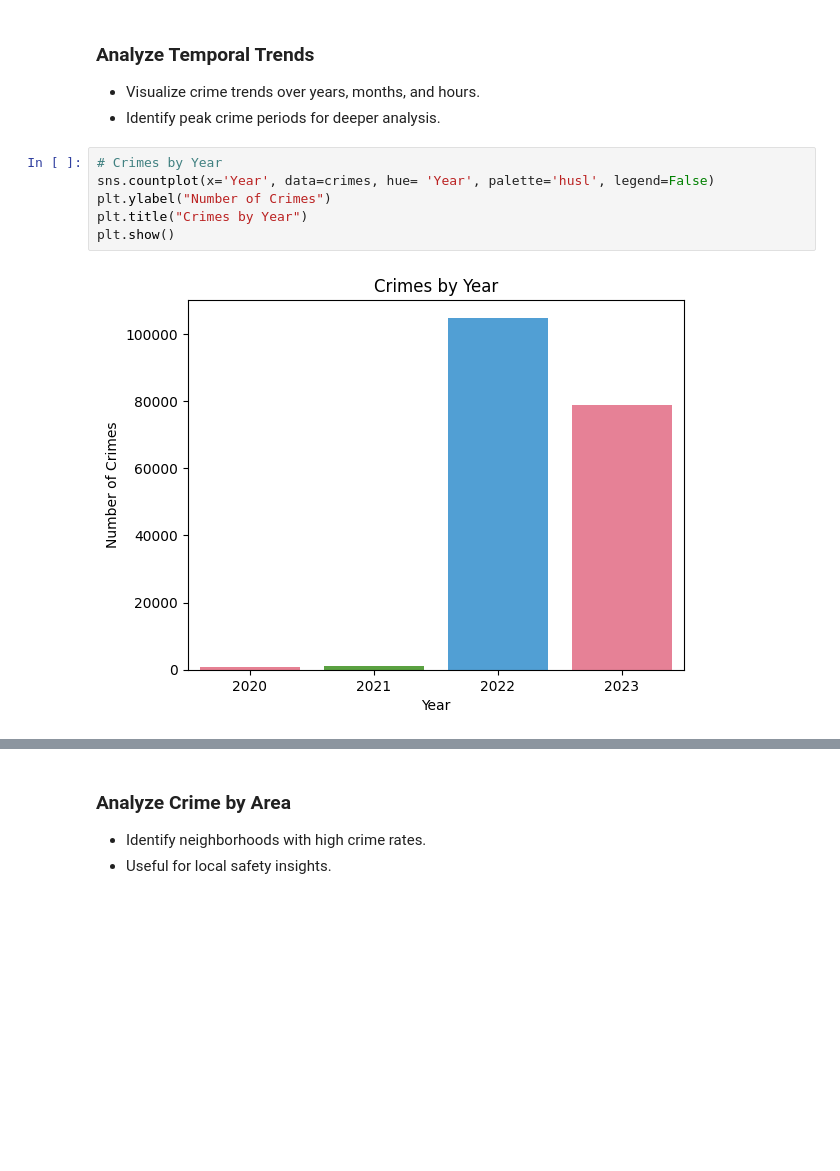
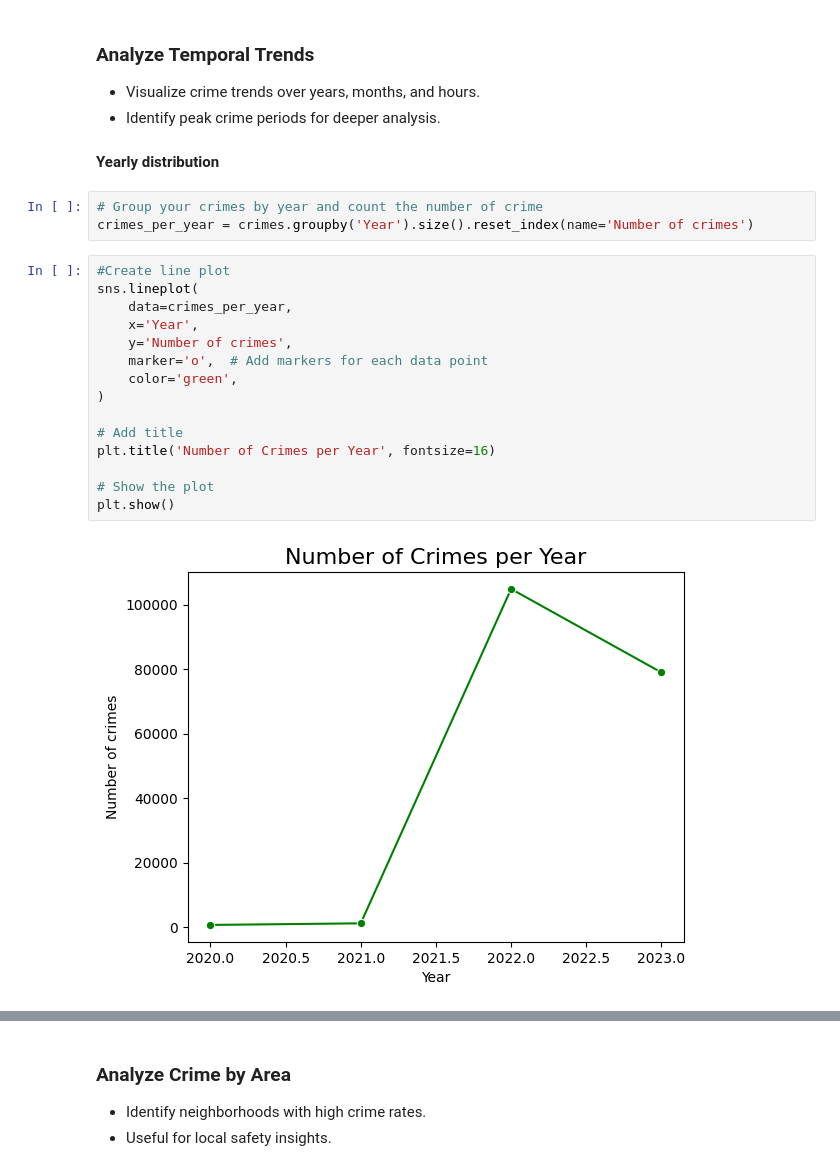
Before and after one commit to Cyber-Trinity/Data-Analysis, a Jupyter notebook: Crime in Los Angeles/notebook.ipynb, the cells around one changed output, grey strips where cells are left out. Cells and saved outputs as stored; diff of their text form; blank space fills up the shorter version.

```diff
--- a/Crime in Los Angeles/notebook.ipynb
+++ b/Crime in Los Angeles/notebook.ipynb
@@ -544,11 +542,25 @@ In this section, we explore key features such as victim demographics, crime type
 ### Analyze Temporal Trends
 - Visualize crime trends over years, months, and hours.
 - Identify peak crime periods for deeper analysis.
+# %% [markdown]
+**Yearly distribution**
+# %%
+# Group your crimes by year and count the number of crime
+crimes_per_year = crimes.groupby('Year').size().reset_index(name='Number of crimes')
 # %%
-# Crimes by Year
-sns.countplot(x='Year', data=crimes, hue= 'Year', palette='husl', legend=False)
-plt.ylabel("Number of Crimes")
-plt.title("Crimes by Year")
+#Create line plot
+sns.lineplot(
+    data=crimes_per_year,
+    x='Year',
+    y='Number of crimes',
+    marker='o',  # Add markers for each data point
+    color='green',
+)
+
+# Add title
+plt.title('Number of Crimes per Year', fontsize=16)
+
+# Show the plot
 plt.show()
 # %% [output]
-[figure, old version]
+[figure, new version]
```
Also changed, not shown: parts of 38 cells of this notebook, 3 other files.
